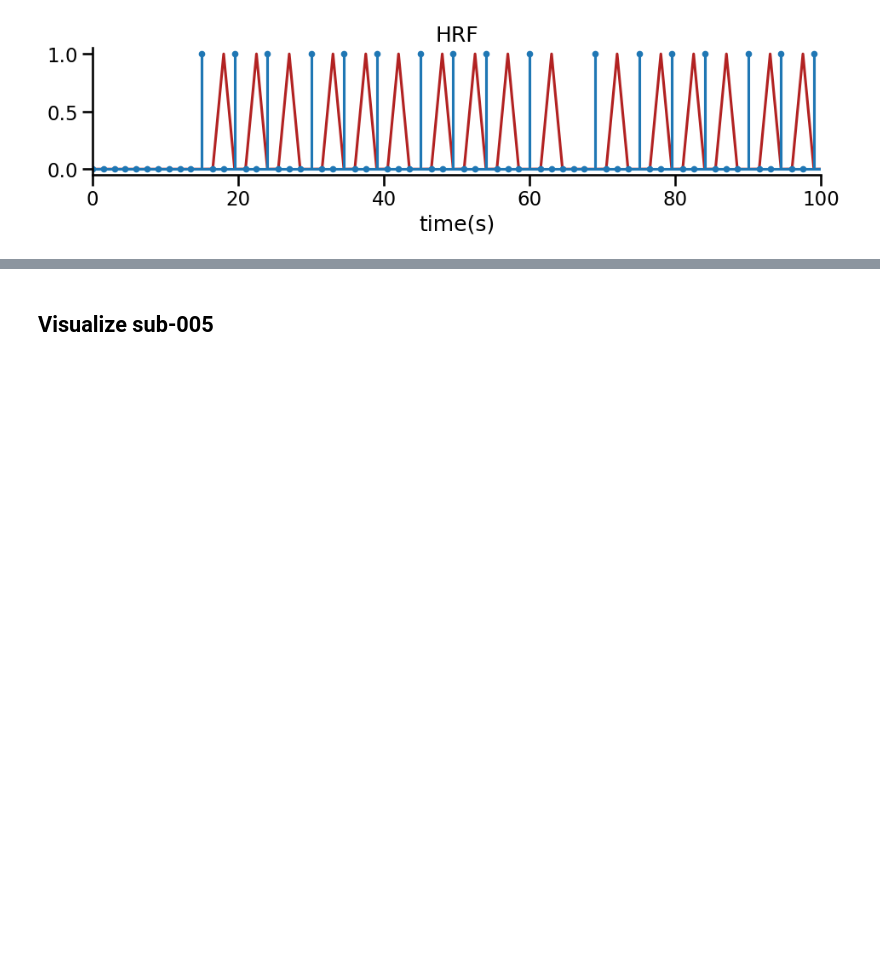
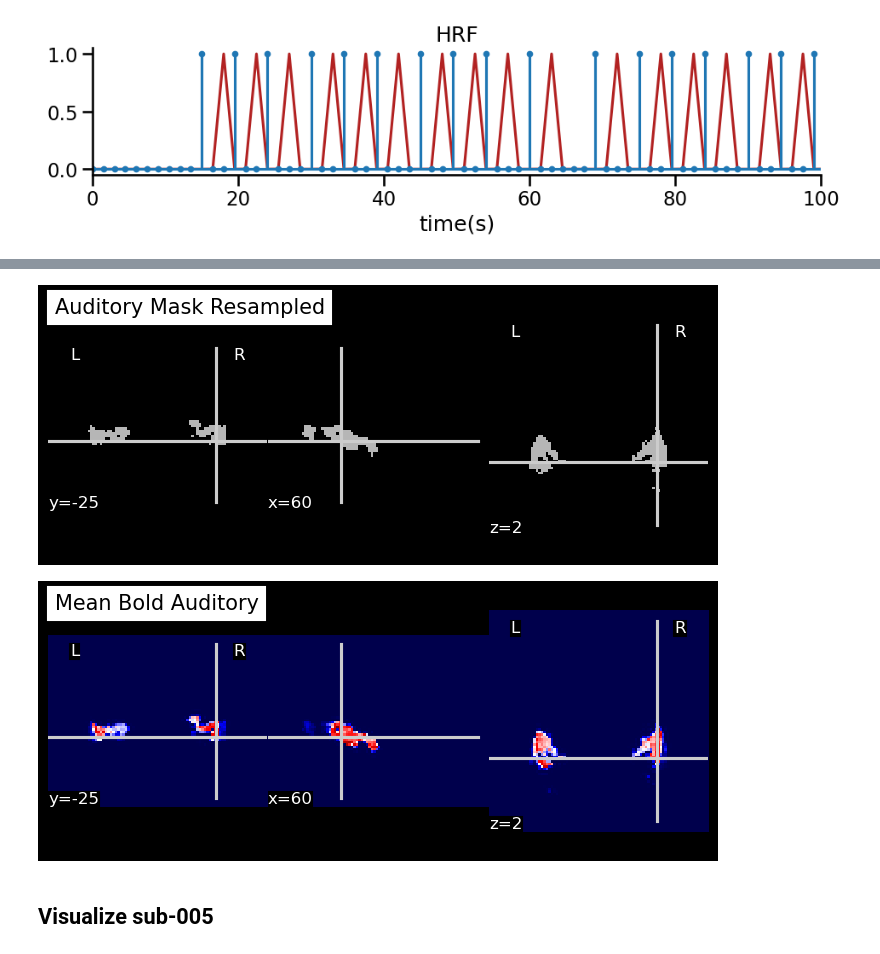
Before and after one commit to thejuc/multilang, a Jupyter notebook: code/analysis/explore_data.ipynb, the cells around one changed output, grey strips where cells are left out. Cells and saved outputs as stored; diff of their text form; code cells hidden in the pictures; blank space fills up the shorter version.

```diff
--- a/code/analysis/explore_data.ipynb
+++ b/code/analysis/explore_data.ipynb
@@ -85,3 +105,15 @@ plt.show()
+# %%
+# applying mask to functional data
+func_img = nib.load(func_path)
+masker = resample_img(aud_masker_img, func_img.affine, target_shape=func_data.shape[:3], interpolation='nearest')
+mask_aud = func_data.transpose(3, 0, 1, 2) * masker.get_fdata()  #using the apply mask function wasn't working at first
+mask_aud = nib.Nifti1Image(mask_aud.transpose(1, 2, 3, 0), affine=func_img.affine)
+plot_anat(masker, cut_coords=cut_coords, title='Auditory Mask Resampled');
+
+plot_epi(mean_img(mask_aud), cut_coords=cut_coords, cmap='seismic', title='Mean Bold Auditory');
+# %% [output]
+[figure, added]
+[figure, added]
 # %% [markdown]
 ## Visualize sub-005
 # %%
```
Also changed, not shown: parts of 3 cells of this notebook, 1 other file.
